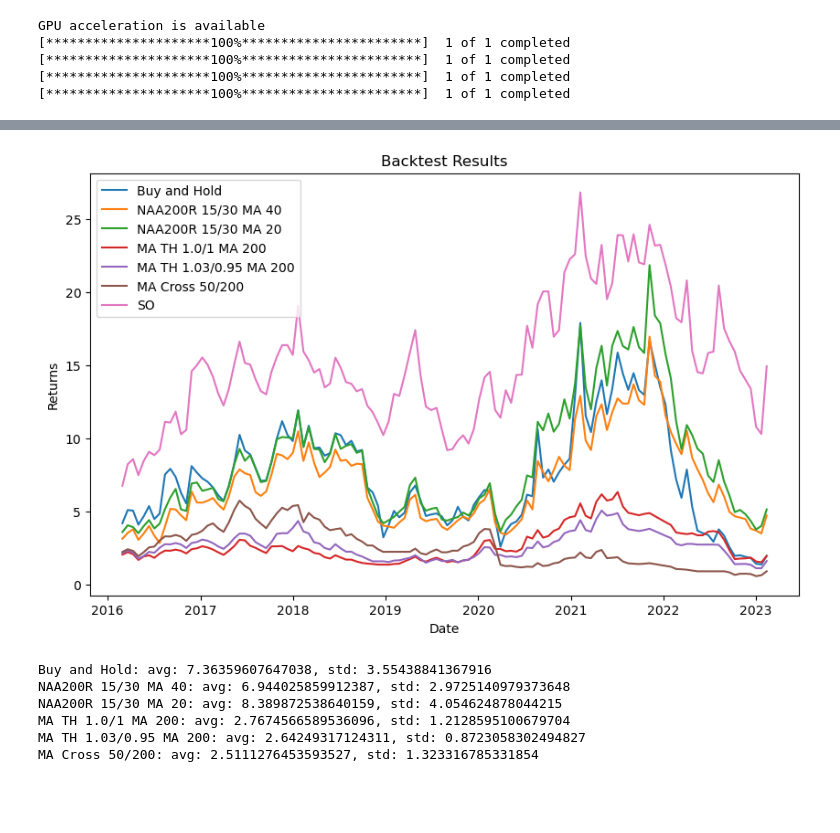
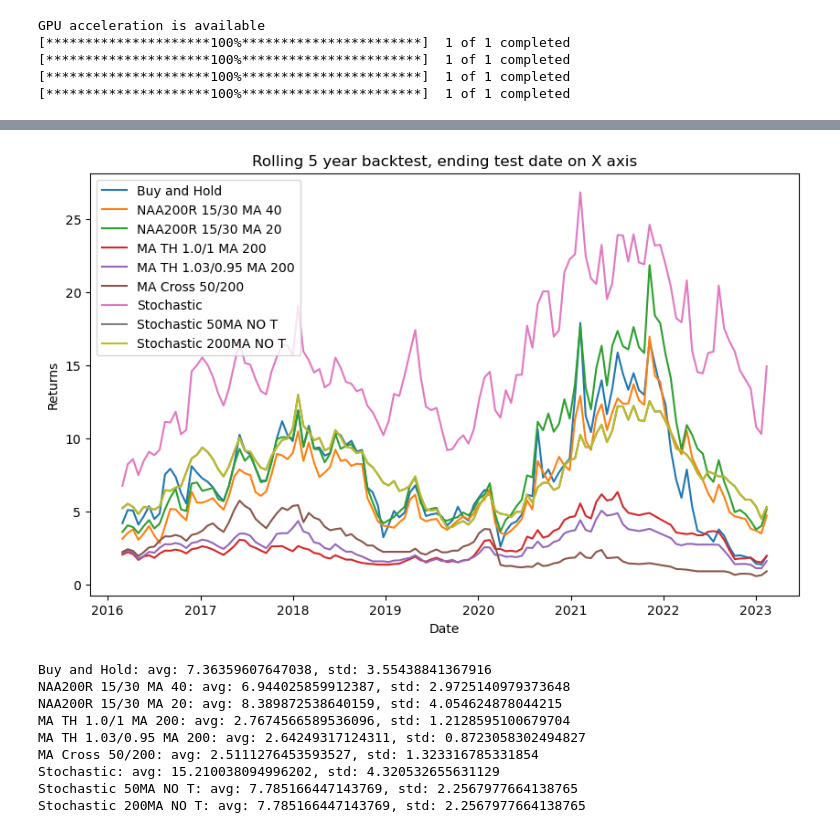
Before and after one commit to sylviawusyl/backtesting, a Jupyter notebook: sliding_years_return.ipynb, the cells around one changed output, grey strips where cells are left out. Drawn from its saved outputs; the diff is of its cells as text; code cells hidden in the pictures; blank space fills up the shorter version.

Commit message:
Fix back following file run: 	modified:   NAA200R_research.ipynb 	modified:   sliding_years_return.ipynb 	modified:   wip_notebook_fftyspy.ipynb

```diff
--- a/sliding_years_return.ipynb
+++ b/sliding_years_return.ipynb
@@ -62,5 +62,5 @@ ticker = tqqq
 indicator = naa200r
 # %%
 buy_and_hold = ab.BuyAndHold()
-bh_result = sliding_test(ticker, ticker, buy_and_hold, window, inc, test_sd, test_ed, True, True)
+bh_result = sliding_test(ticker, ticker, buy_and_hold, window, inc, test_sd, test_ed, True)
 bts.append([bh_result, buy_and_hold.name])
@@ -125,6 +85,6 @@ macross_strategy = ab.MACross(short_window=50, long_window=200)
 ma_threshold_result2 = sliding_test(ticker, indicator, macross_strategy,window, inc, test_sd,test_ed, True)
 bts.append([ma_threshold_result2, macross_strategy.name])
 # %%
-stochastic_strategy = ab.StochasticCross(k_window=14, full_k_window=5, full_d_window=5, overbought=80, oversold=10)
-stochastic_strategy_result = sliding_test(ticker, [tqqq, tqqq_weekly], stochastic_strategy,window, inc, test_sd,test_ed, True, True)
+stochastic_strategy = ab.StochasticCross('Stochastic', k_window=14, full_k_window=5, full_d_window=5, overbought=80, oversold=10)
+stochastic_strategy_result = sliding_test(ticker, [tqqq, tqqq_weekly], stochastic_strategy,window, inc, test_sd,test_ed, True)
 bts.append([stochastic_strategy_result, stochastic_strategy.name])
@@ -149,25 +91,32 @@ bts.append([stochastic_strategy_result, stochastic_strategy.name])
+# %%
+stochastic_50ma_strategy = ab.StochasticCross('Stochastic 50MA NO T',14, 5, 5, 80, 10, ma_notrade=200)
+stochastic_50ma_strategy_result = sliding_test(ticker, [tqqq, tqqq_weekly], stochastic_50ma_strategy, window, inc, test_sd,test_ed, True)
+bts.append([stochastic_50ma_strategy_result, stochastic_50ma_strategy.name])
+# %%
+stochastic_200ma_strategy = ab.StochasticCross('Stochastic 200MA NO T',14, 5, 5, 80, 10, ma_notrade=200)
+stochastic_200ma_strategy_result = sliding_test(ticker, [tqqq, tqqq_weekly], stochastic_200ma_strategy, window, inc, test_sd,test_ed, True)
+bts.append([stochastic_200ma_strategy_result, stochastic_200ma_strategy.name])
 # %%
 import matplotlib.pyplot as plt
 
 def plot_bt(backtests):
     fig, ax = plt.subplots(figsize=(10, 6))
 
     for bt in backtests:
         dates = [x[0] for x in bt[0]]
         returns = [x[1] for x in bt[0]]
         label = bt[1]
 
         ax.plot(dates, returns, label=label)
 
     ax.legend(loc='upper left')
     ax.set_xlabel('Date')
     ax.set_ylabel('Returns')
-    ax.set_title('Backtest Results')
-
+    ax.set_title('Rolling 5 year backtest, ending test date on X axis')
     plt.show()
 plot_bt(bts)
 # %% [output]
-[figure, old version]
+[figure, new version]
 # %%
 import numpy as np
 #calculat the avg and std of the results
@@ -185,3 +134,6 @@ NAA200R 15/30 MA 20: avg: 8.389872538640159, std: 4.054624878044215
 MA TH 1.0/1 MA 200: avg: 2.7674566589536096, std: 1.2128595100679704
 MA TH 1.03/0.95 MA 200: avg: 2.64249317124311, std: 0.8723058302494827
 MA Cross 50/200: avg: 2.5111276453593527, std: 1.323316785331854
+Stochastic: avg: 15.210038094996202, std: 4.320532655631129
+Stochastic 50MA NO T: avg: 7.785166447143769, std: 2.2567977664138765
+Stochastic 200MA NO T: avg: 7.785166447143769, std: 2.2567977664138765
```
Also changed, not shown: parts of 3 cells of this notebook, 2 other files.
